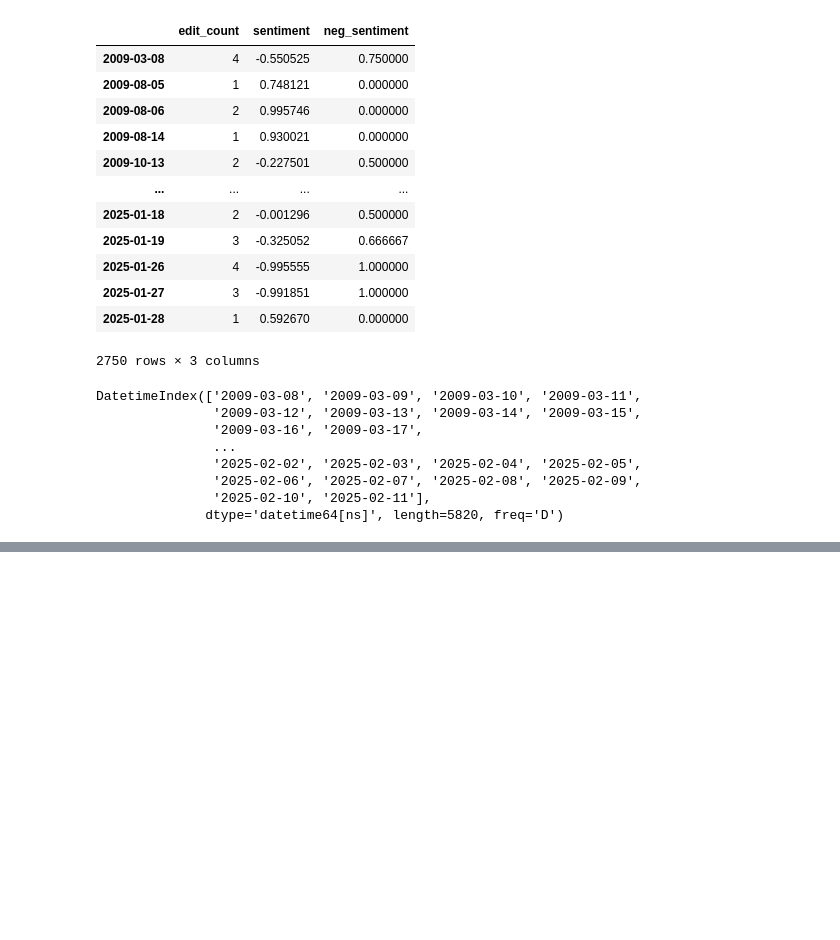
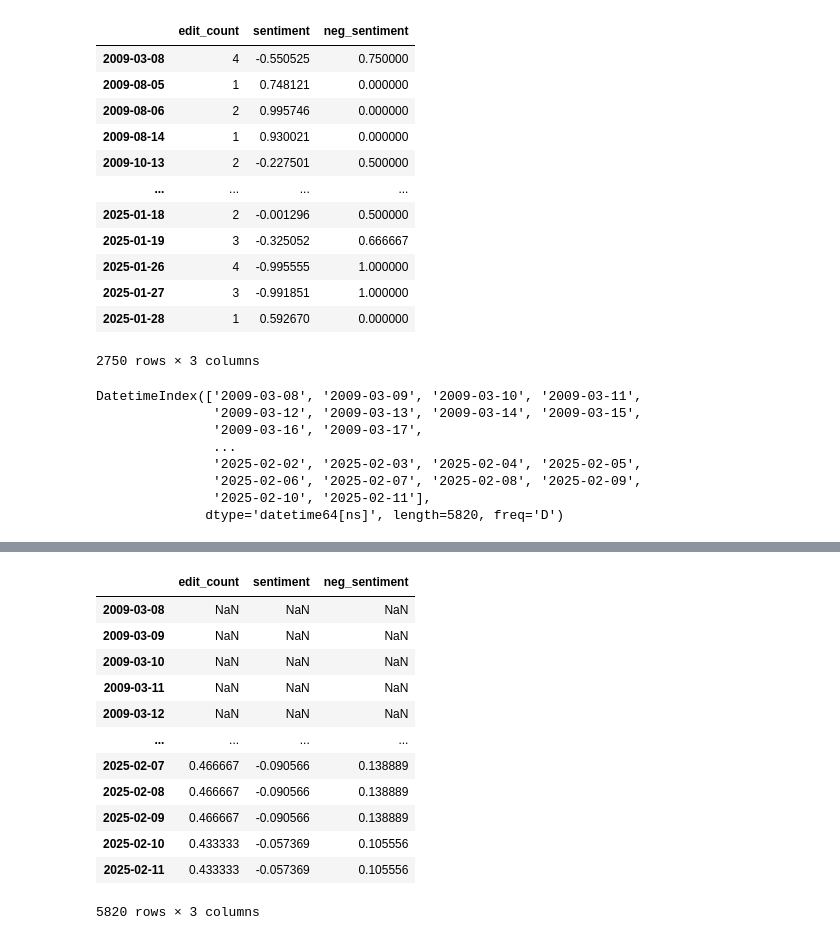
Before and after one commit to ygebre1/bitcoin-price-predictor, a Jupyter notebook: sentiments_live.ipynb, the cells around one changed output, grey strips where cells are left out. Drawn from its saved outputs; the diff is of its cells as text; code cells hidden in the pictures; blank space fills up the shorter version.

```diff
--- a/sentiments_live.ipynb
+++ b/sentiments_live.ipynb
@@ -224,0 +243,18 @@ DatetimeIndex(['2009-03-08', '2009-03-09', '2009-03-10', '2009-03-11',
+# %%
+rolling_edits = edits_df.rolling(30).mean()
+# %%
+rolling_edits
+# %% [output]
+|  | edit_count | sentiment | neg_sentiment |
+| 2009-03-08 | NaN | NaN | NaN |
+| 2009-03-09 | NaN | NaN | NaN |
+| 2009-03-10 | NaN | NaN | NaN |
+| 2009-03-11 | NaN | NaN | NaN |
+| 2009-03-12 | NaN | NaN | NaN |
+| ... | ... | ... | ... |
+| 2025-02-07 | 0.466667 | -0.090566 | 0.138889 |
+| 2025-02-08 | 0.466667 | -0.090566 | 0.138889 |
+| 2025-02-09 | 0.466667 | -0.090566 | 0.138889 |
+| 2025-02-10 | 0.433333 | -0.057369 | 0.105556 |
+| 2025-02-11 | 0.433333 | -0.057369 | 0.105556 |
+5820 rows × 3 columns
```
Also changed, not shown: parts of 5 cells of this notebook.
